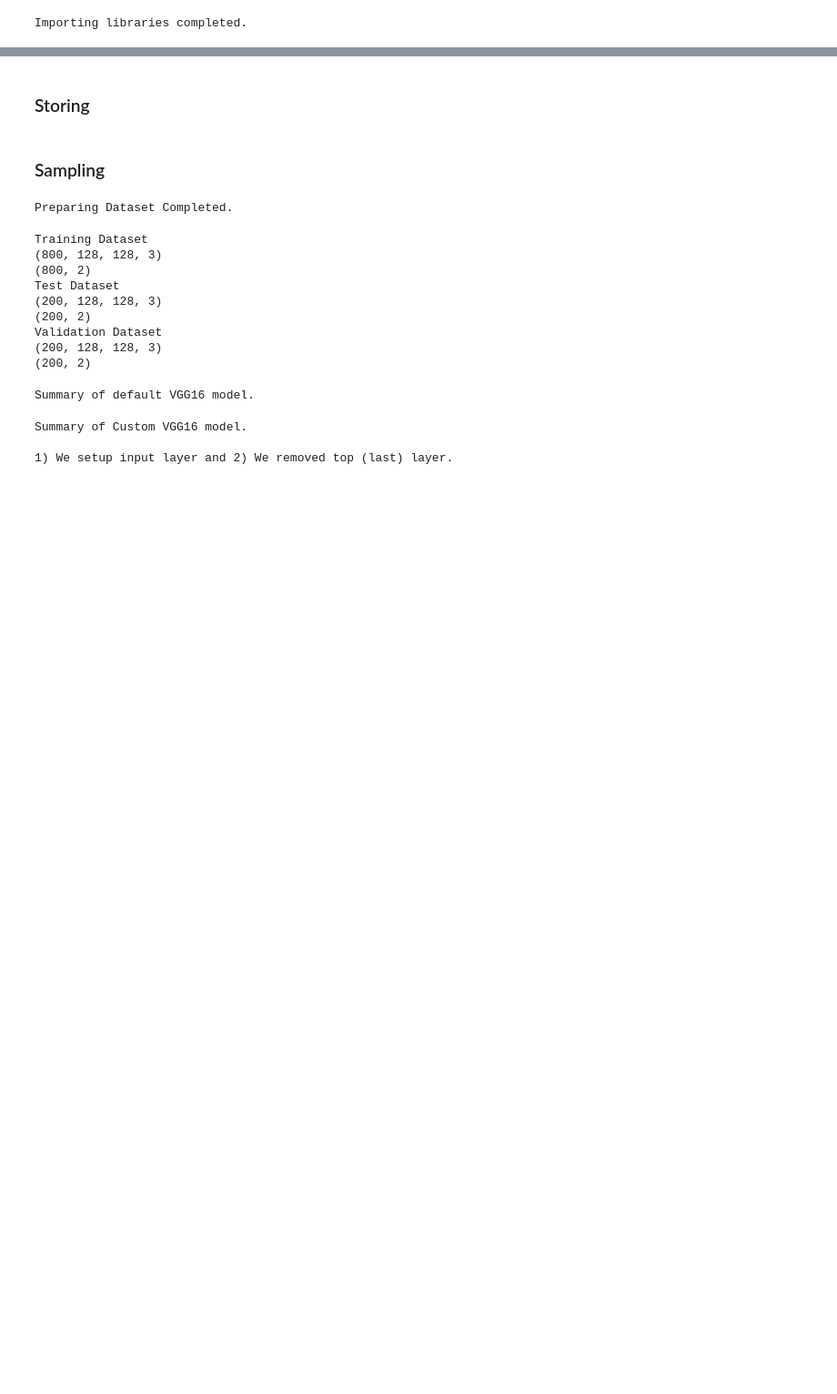
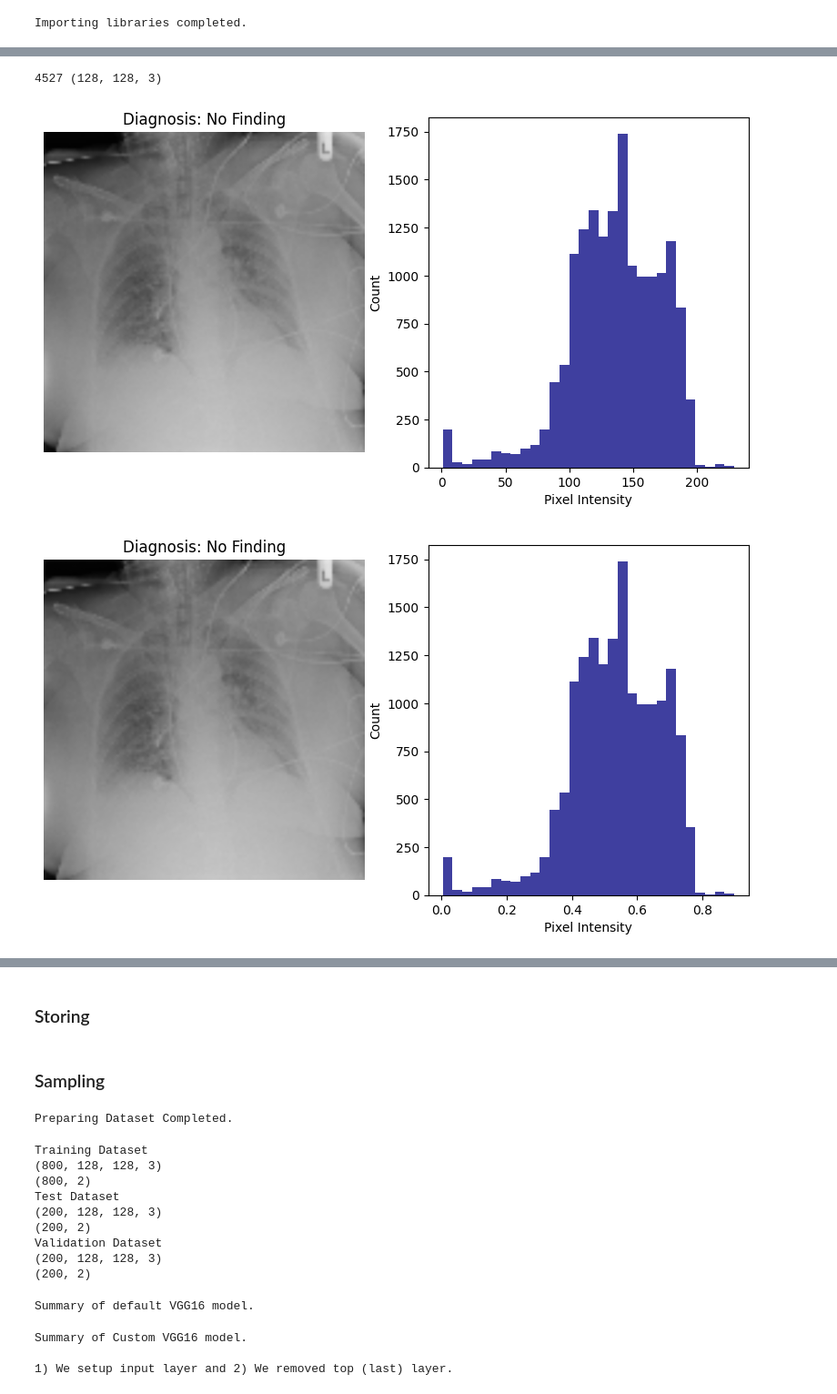
Before and after one commit to ythung85/Mixture_model, a Jupyter notebook: MM_covid_img_SMOTE.ipynb, the cells around one changed output, grey strips where cells are left out. Shown at 91% size. Cells and saved outputs as stored; diff of their text form; code cells hidden in the pictures; blank space fills up the shorter version.

```diff
--- a/MM_covid_img_SMOTE.ipynb
+++ b/MM_covid_img_SMOTE.ipynb
@@ -245,0 +329,39 @@ plt.show()
+# %%
+X,Dy = proc_images(w = 128, h = 128)
+df = pd.DataFrame()
+df["images"]=X
+df["labels"]=Dy
+print(len(df), df.images[0].shape)
+# %% [output]
+4527 (128, 128, 3)
+# %%
+dict_characters = {0: 'No Finding',1: 'Consolidation', 2: 'Infiltration',
+        3: 'Pneumothorax', 4:'Effusion', 5: 'Nodule Mass', 6: 'Atelectasis', 7: "Edema", 8: "Emphysema", 9: "Fibrosis", 10: "Pneumonia", 11: "Pleural_Thickening", 12: "Cardiomegaly", 13: "Hernia" }
+
+def plotHistogram(a, b):
+    """
+    Plot histogram of RGB Pixel Intensities
+    """
+    plt.figure(figsize=(10,5))
+    plt.subplot(1,2,1)
+    plt.title('Diagnosis: '+ dict_characters[b])
+    b = cv2.resize(a, (512,512))
+    plt.imshow(b)
+    plt.axis('off')
+    histo = plt.subplot(1,2,2)
+    histo.set_ylabel('Count')
+    histo.set_xlabel('Pixel Intensity')
+    n_bins = 30
+    plt.hist(a[:,:,0].flatten(), bins= n_bins, lw = 0, color='r', alpha=0.5);
+    plt.hist(a[:,:,1].flatten(), bins= n_bins, lw = 0, color='g', alpha=0.5);
+    plt.hist(a[:,:,2].flatten(), bins= n_bins, lw = 0, color='b', alpha=0.5);
+
+
+plotHistogram(X[3], Dy[3])
+# Down-scale
+X = np.array(X)
+DX = X/255.0
+plotHistogram(DX[3], Dy[3])
+# %% [output]
+[figure, added]
+[figure, added]
```
Also changed, not shown: parts of 9 cells of this notebook.
